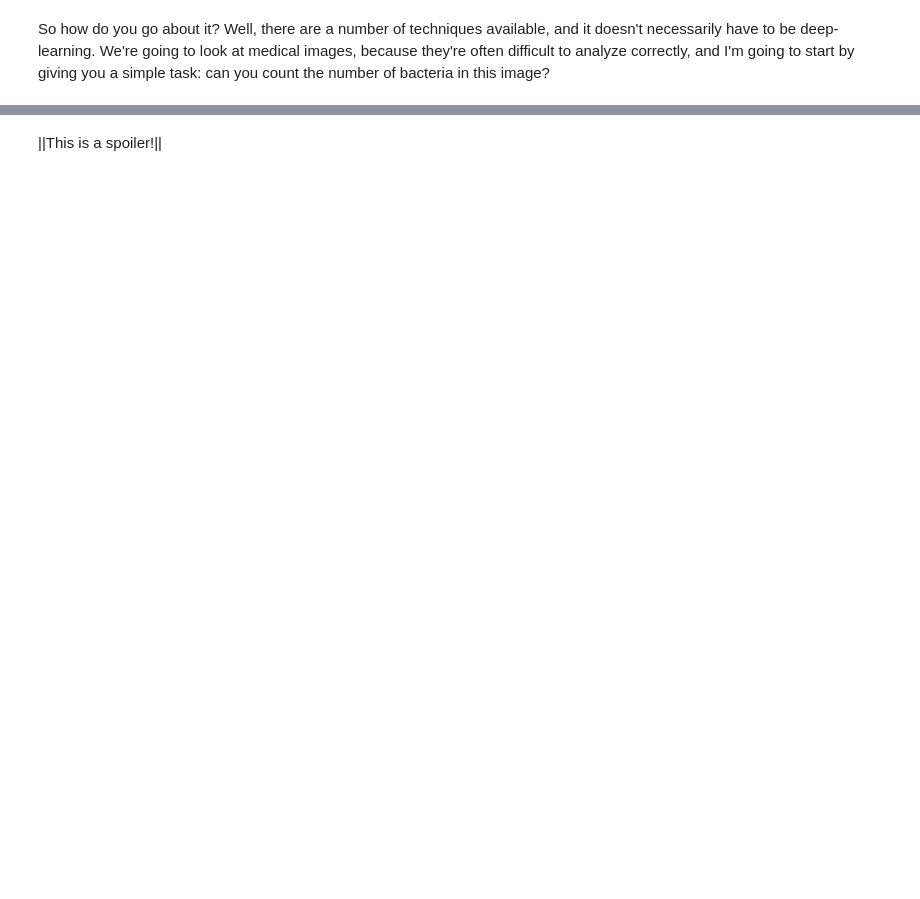
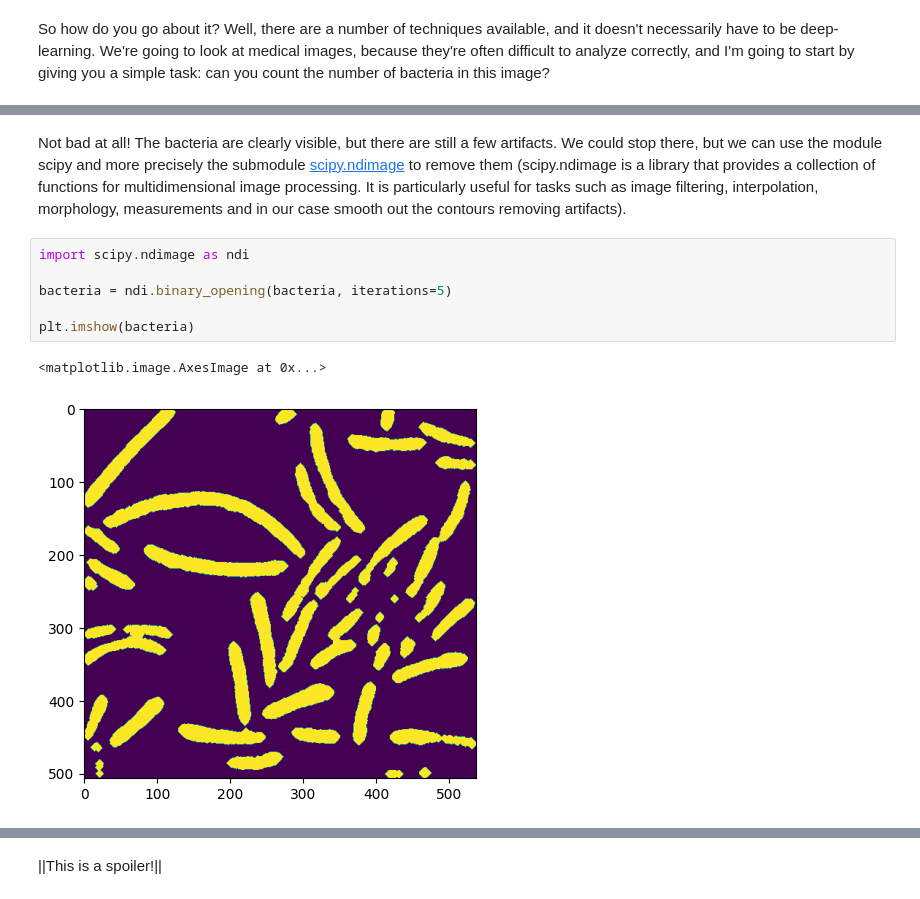
Before and after one commit to ydepledt/u_net, a Jupyter notebook: u_net.ipynb, the cells around one changed output, grey strips where cells are left out. Cells and saved outputs as stored; diff of their text form; blank space fills up the shorter version.

```diff
--- a/u_net.ipynb
+++ b/u_net.ipynb
@@ -41,0 +91,11 @@ So how do you go about it? Well, there are a number of techniques available, and
+# %% [markdown]
+Not bad at all! The bacteria are clearly visible, but there are still a few artifacts. We could stop there, but we can use the module scipy and more precisely the submodule [scipy.ndimage](https://docs.scipy.org/doc/scipy/reference/ndimage.html) to remove them (scipy.ndimage is a library that provides a collection of functions for multidimensional image processing. It is particularly useful for tasks such as image filtering, interpolation, morphology, measurements and in our case smooth out the contours removing artifacts).
+# %%
+import scipy.ndimage as ndi
+
+bacteria = ndi.binary_opening(bacteria, iterations=5)
+
+plt.imshow(bacteria)
+# %% [output]
+<matplotlib.image.AxesImage at 0x...>
+[figure, added]
```
Also changed, not shown: parts of 11 cells of this notebook, 3 other files.
